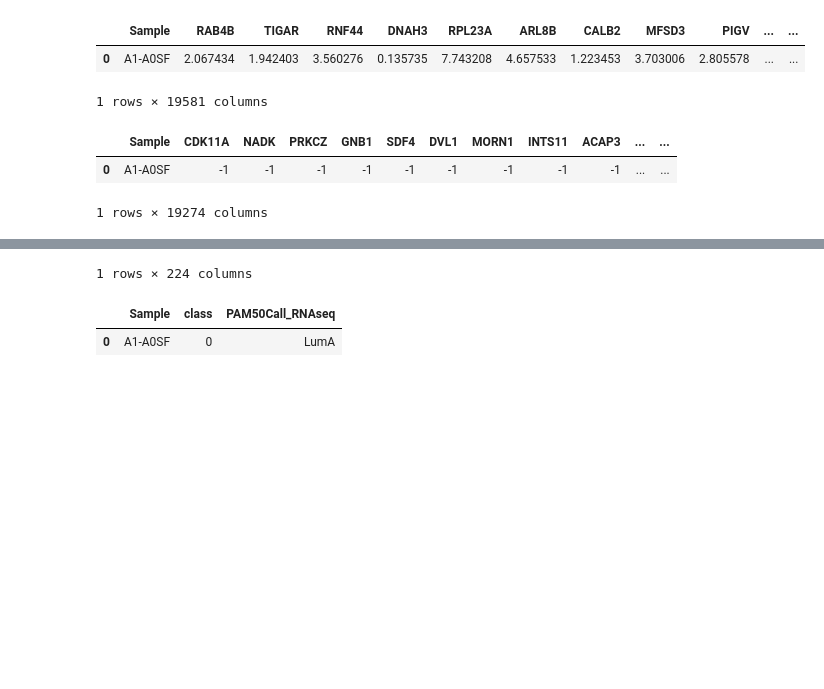
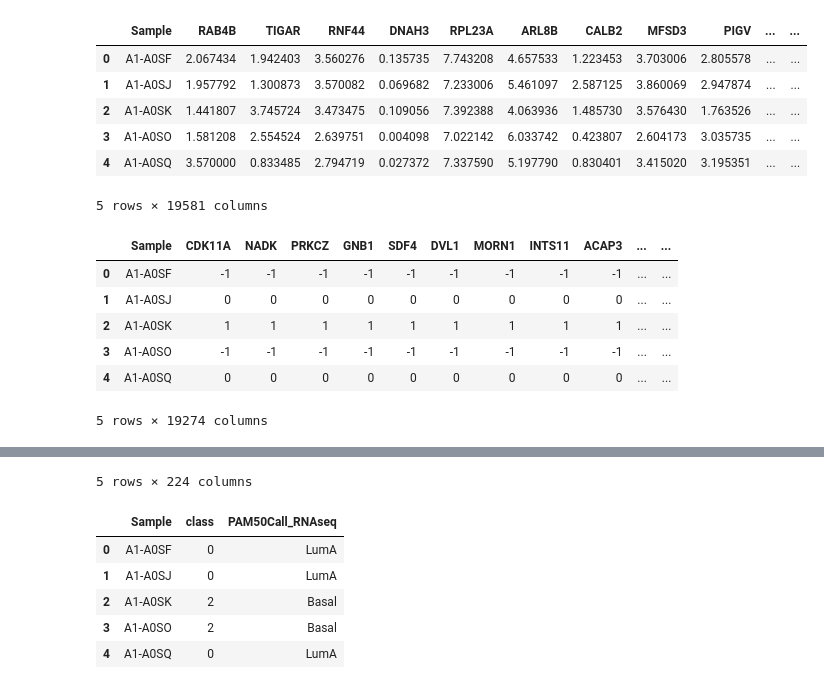
Before and after one commit to DavideGrecoGit/Multi-omics-data-integration-with-DL-approaches, a Jupyter notebook: prototype/main.ipynb, the cells around one changed output, grey strips where cells are left out. Saved outputs shown, nothing was run; the diff lists cells and outputs as text; code cells hidden in the pictures; blank space fills up the shorter version.

```diff
--- a/prototype/main.ipynb
+++ b/prototype/main.ipynb
@@ -1,24 +1,32 @@
 # %%
 from utils import read_MoGCN_data
 
 # Data
 path_1 = "data/fpkm_data.csv" # RNA-seq
 path_2 = "data/gistic_data.csv" # CNV
 path_3 = "data/rppa_data.csv" # RPPA
 path_4 = "data/sample_classes.csv" # GT labels
 
 omics_data = read_MoGCN_data([path_1, path_2, path_3])
 gt_labels = read_MoGCN_data([path_4])[0]
 
 for omics in omics_data:
-    display(omics.head(1))
+    display(omics.head(5))
 
-display(gt_labels.head(1))
+display(gt_labels.head(5))
 # %% [output]
 |  | Sample | RAB4B | TIGAR | RNF44 | DNAH3 | RPL23A | ARL8B | CALB2 | MFSD3 | PIGV | ... | ... |
 | 0 | A1-A0SF | 2.067434 | 1.942403 | 3.560276 | 0.135735 | 7.743208 | 4.657533 | 1.223453 | 3.703006 | 2.805578 | ... | ... |
+| 1 | A1-A0SJ | 1.957792 | 1.300873 | 3.570082 | 0.069682 | 7.233006 | 5.461097 | 2.587125 | 3.860069 | 2.947874 | ... | ... |
+| 2 | A1-A0SK | 1.441807 | 3.745724 | 3.473475 | 0.109056 | 7.392388 | 4.063936 | 1.485730 | 3.576430 | 1.763526 | ... | ... |
+| 3 | A1-A0SO | 1.581208 | 2.554524 | 2.639751 | 0.004098 | 7.022142 | 6.033742 | 0.423807 | 2.604173 | 3.035735 | ... | ... |
+| 4 | A1-A0SQ | 3.570000 | 0.833485 | 2.794719 | 0.027372 | 7.337590 | 5.197790 | 0.830401 | 3.415020 | 3.195351 | ... | ... |
-1 rows × 19581 columns
+5 rows × 19581 columns
 |  | Sample | CDK11A | NADK | PRKCZ | GNB1 | SDF4 | DVL1 | MORN1 | INTS11 | ACAP3 | ... | ... |
 | 0 | A1-A0SF | -1 | -1 | -1 | -1 | -1 | -1 | -1 | -1 | -1 | ... | ... |
+| 1 | A1-A0SJ | 0 | 0 | 0 | 0 | 0 | 0 | 0 | 0 | 0 | ... | ... |
+| 2 | A1-A0SK | 1 | 1 | 1 | 1 | 1 | 1 | 1 | 1 | 1 | ... | ... |
+| 3 | A1-A0SO | -1 | -1 | -1 | -1 | -1 | -1 | -1 | -1 | -1 | ... | ... |
+| 4 | A1-A0SQ | 0 | 0 | 0 | 0 | 0 | 0 | 0 | 0 | 0 | ... | ... |
-1 rows × 19274 columns
+5 rows × 19274 columns
 |  | Sample | 1433EPSILON | 4EBP1 | 4EBP1_pS65 | 4EBP1_pT37T46 | 53BP1 | ACC_pS79 | ACC1 | AKT | ... |
@@ -26,3 +38,7 @@ display(gt_labels.head(1))
-1 rows × 224 columns
+5 rows × 224 columns
 |  | Sample | class | PAM50Call_RNAseq |
 | 0 | A1-A0SF | 0 | LumA |
+| 1 | A1-A0SJ | 0 | LumA |
+| 2 | A1-A0SK | 2 | Basal |
+| 3 | A1-A0SO | 2 | Basal |
+| 4 | A1-A0SQ | 0 | LumA |
```
Also changed, not shown: parts of 5 cells of this notebook, 1 other file.
